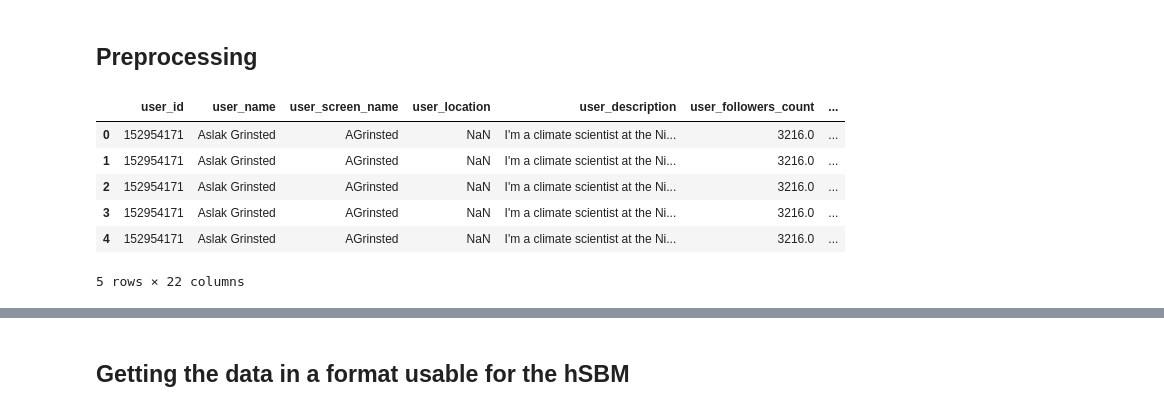
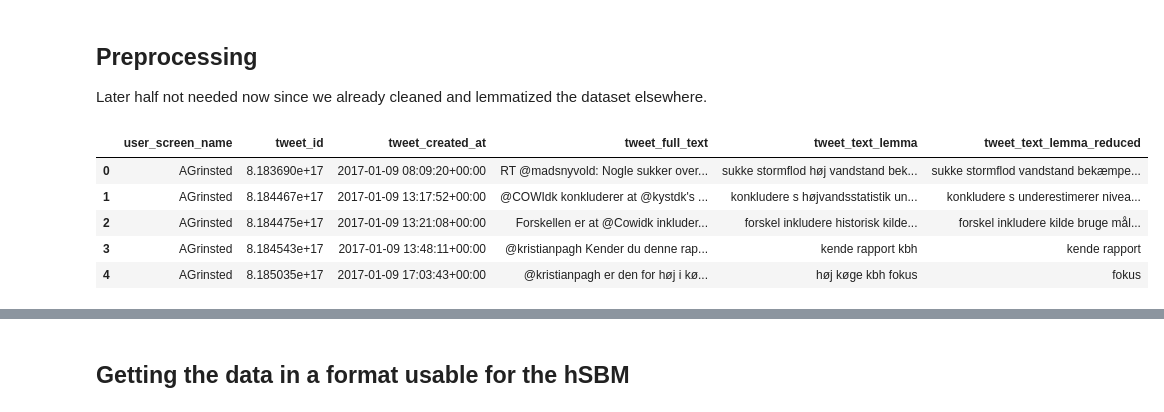
Before and after one commit to JeppeFoldberg/Digital-Methods-exam, a Jupyter notebook: Hsbm keyword generator.ipynb, the cells around one changed output, grey strips where cells are left out. Drawn from its saved outputs; the diff is of its cells as text; code cells hidden in the pictures.

```diff
--- a/Hsbm keyword generator.ipynb
+++ b/Hsbm keyword generator.ipynb
@@ -11,19 +11,19 @@ import numpy as np
 import ast
 
 from spacy.lang.da.stop_words import STOP_WORDS
-# %% [markdown]
-## Preprocessing
+# %% [markdown]
+## Preprocessing
+Later half not needed now since we already cleaned and lemmatized the dataset elsewhere.
 # %%
-df = pd.read_csv("tweets_final.zip", compression='zip')
+df = pd.read_csv("lemma_all.csv", parse_dates=['tweet_created_at'], compression='zip')
 df.head()
 # %% [output]
-|  | user_id | user_name | user_screen_name | user_location | user_description | user_followers_count | ... |
-| 0 | 152954171 | Aslak Grinsted | AGrinsted | NaN | I'm a climate scientist at the Ni... | 3216.0 | ... |
-| 1 | 152954171 | Aslak Grinsted | AGrinsted | NaN | I'm a climate scientist at the Ni... | 3216.0 | ... |
-| 2 | 152954171 | Aslak Grinsted | AGrinsted | NaN | I'm a climate scientist at the Ni... | 3216.0 | ... |
-| 3 | 152954171 | Aslak Grinsted | AGrinsted | NaN | I'm a climate scientist at the Ni... | 3216.0 | ... |
-| 4 | 152954171 | Aslak Grinsted | AGrinsted | NaN | I'm a climate scientist at the Ni... | 3216.0 | ... |
+|  | user_screen_name | tweet_id | tweet_created_at | tweet_full_text | tweet_text_lemma | tweet_text_lemma_reduced |
+| 0 | AGrinsted | 8.183690e+17 | 2017-01-09 08:09:20+00:00 | RT @madsnyvold: Nogle sukker over... | sukke stormflod høj vandstand bek... | sukke stormflod vandstand bekæmpe... |
+| 1 | AGrinsted | 8.184467e+17 | 2017-01-09 13:17:52+00:00 | @COWIdk konkluderer at @kystdk's ... | konkludere s højvandsstatistik un... | konkludere s underestimerer nivea... |
+| 2 | AGrinsted | 8.184475e+17 | 2017-01-09 13:21:08+00:00 | Forskellen er at @Cowidk inkluder... | forskel inkludere historisk kilde... | forskel inkludere kilde bruge mål... |
+| 3 | AGrinsted | 8.184543e+17 | 2017-01-09 13:48:11+00:00 | @kristianpagh Kender du denne rap... | kende rapport kbh | kende rapport |
+| 4 | AGrinsted | 8.185035e+17 | 2017-01-09 17:03:43+00:00 | @kristianpagh er den for høj i kø... | høj køge kbh fokus | fokus |
-5 rows × 22 columns
 # %%
 # removing duplicates from
 df.drop_duplicates(subset='tweet_id')
```
Also changed, not shown: parts of 54 cells of this notebook.
